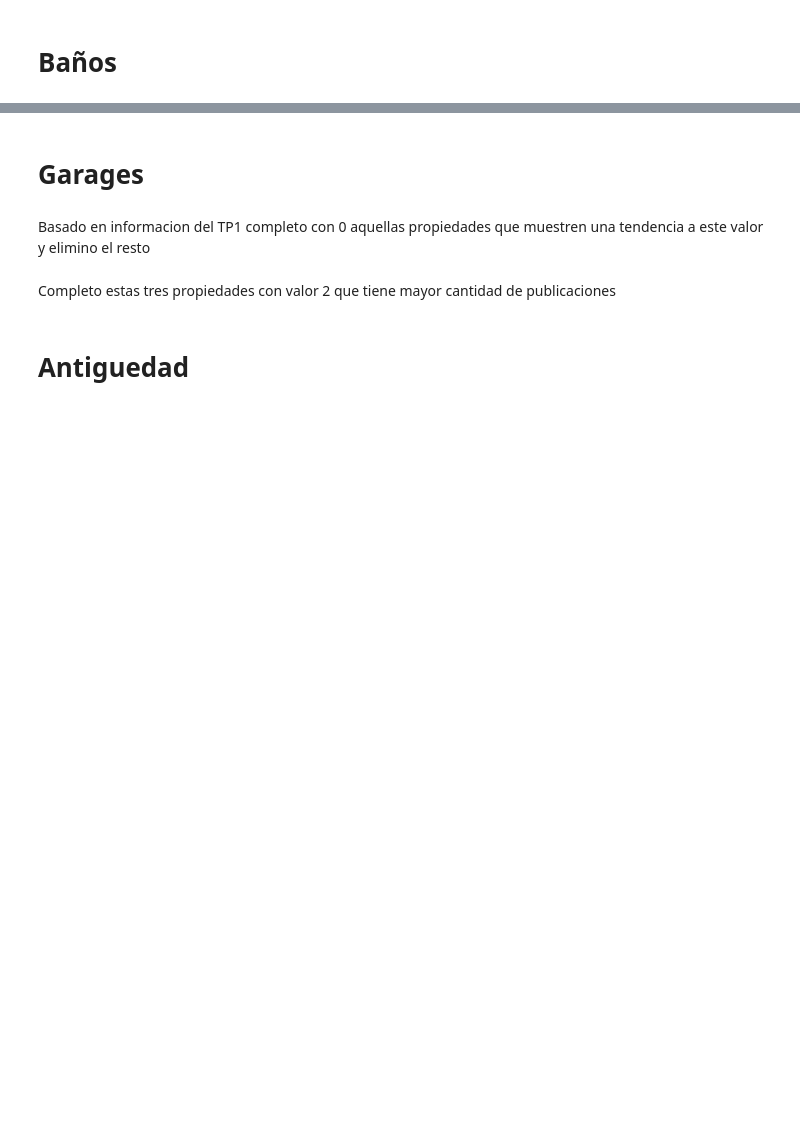
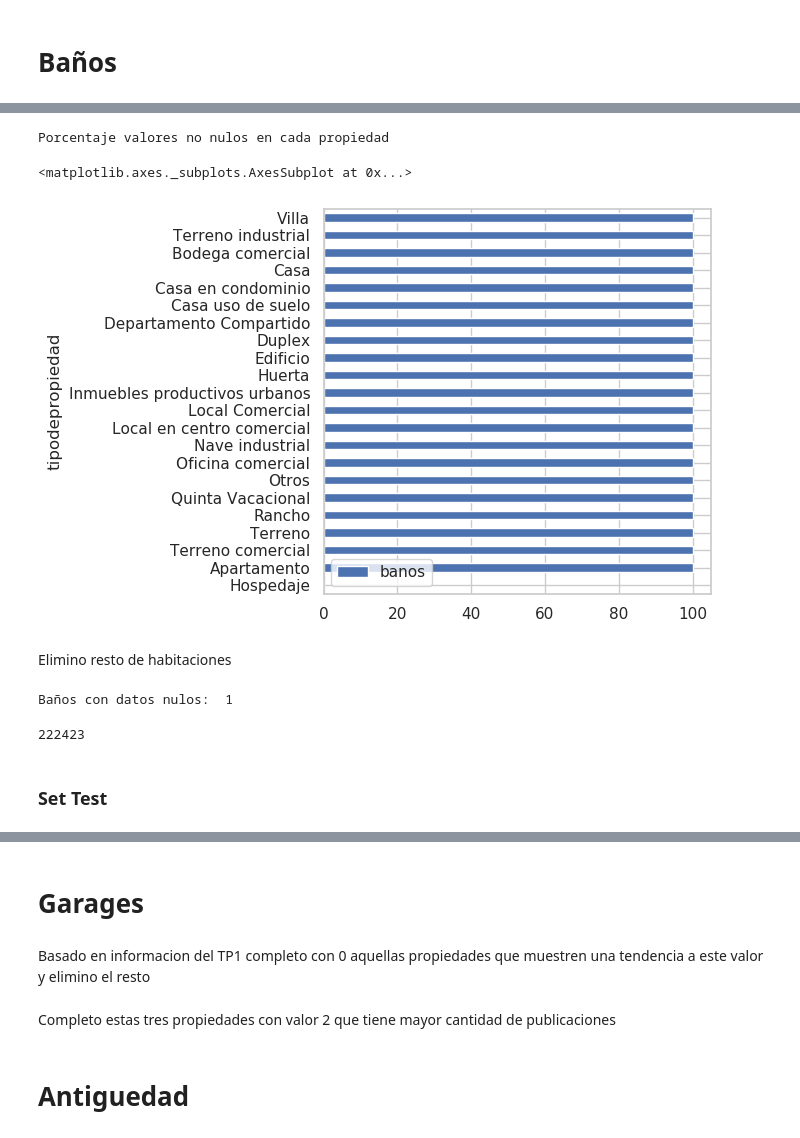
Before and after one commit to sebapenna/Datos-TP2, a Jupyter notebook: Feature Engineering.ipynb, the cells around one changed output, grey strips where cells are left out. Drawn from its saved outputs; the diff is of its cells as text; code cells hidden in the pictures; blank space fills up the shorter version.

```diff
--- a/Feature Engineering.ipynb
+++ b/Feature Engineering.ipynb
@@ -359,0 +387,6 @@ Porcentaje valores no nulos en cada propiedad
+# %%
+for index, row in df_test.iterrows():
+    if (row.tipodepropiedad in habsPorTipoTest and pd.isnull(row.habitaciones)):
+        df_test.loc[index,'habitaciones'] = random.choice(habsPorTipoTest.get(row.tipodepropiedad))
+    else: # Publicacion sin habitacion ni tipo de propiedad (cantidad muy baja de publicaciones)
+        df_test.loc[index,'habitaciones'] = random.choice(range(1,10))
@@ -371,0 +441,24 @@ pd.pivot_table(df_props_full.groupby(['tipodepropiedad','banos']).size().to_fram
+# %%
+banoPortTipo = {
+    'Apartamento' : [1,2],
+    'Bodega comercial' : [1,2],
+    'Casa' : [1,2,3],
+    'Casa en condominio' : [1,2,3],
+    'Casa uso de suelo' : [2,3],
+    'Departamento Compartido' : [1,2],
+    'Duplex' : [1],
+    'Edificio' : [1,2,3,4],
+    'Huerta' : [1,2,3],
+    'Inmuebles productivos urbanos' : [1,2,3,4],
+    'Local Comercial' : [1,2],
+    'Local en centro comercial' : [1,2,3],
+    'Nave industrial' : [1,2,3,4],
+    'Oficina comercial' : [1,2,3],
+    'Otros' : [1,2,3],
+    'Quinta Vacacional' : [1,2,3],
+    'Rancho' : [1,2],
+    'Terreno' : [1,2],
+    'Terreno comercial' : [1,2,3],
+    'Villa': [1,2,3],
+    'Terreno industrial' : [1,2,3]
+}
@@ -372,5 +475,20 @@ pd.pivot_table(df_props_full.groupby(['tipodepropiedad','banos']).size().to_fram
+# %%
+print('Porcentaje valores no nulos en cada propiedad')
+features.groupby(['tipodepropiedad']).agg({'banos':lambda x: x.count() / len(x) * 100}).sort_values(by='banos', ascending=True).plot(kind='barh')
+# %% [output]
+Porcentaje valores no nulos en cada propiedad
+<matplotlib.axes._subplots.AxesSubplot at 0x...>
+[figure, added]
+# %% [markdown]
+Elimino resto de habitaciones
+# %%
+print('Baños con datos nulos: ', features.banos.isna().sum())
+# %% [output]
+Baños con datos nulos:  1
 # %%
 features = features.dropna(subset=['banos'])
-
-print(type(features))
 len(features)
+# %% [output]
+222423
+# %% [markdown]
+### Set Test
```
Also changed, not shown: parts of 18 cells of this notebook.
